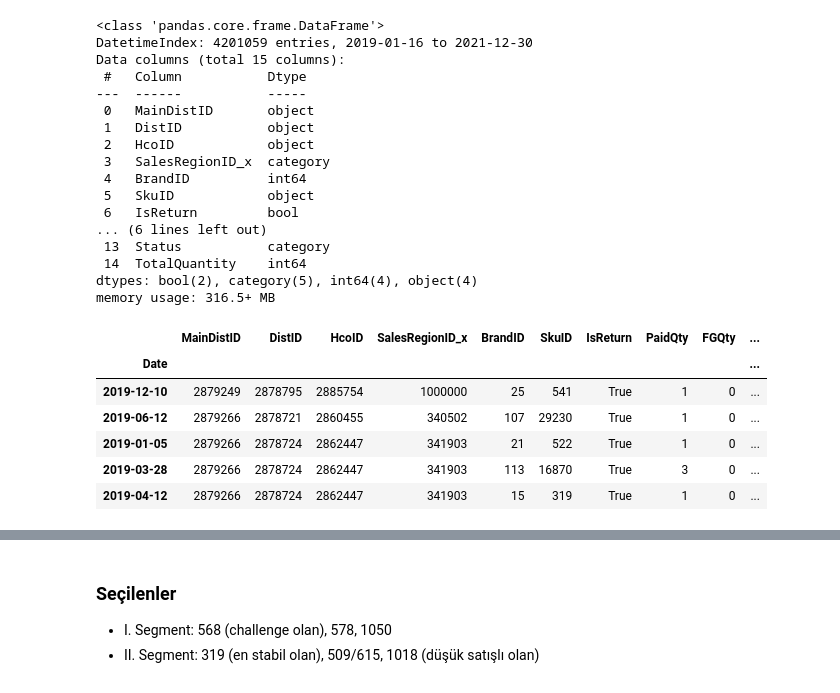
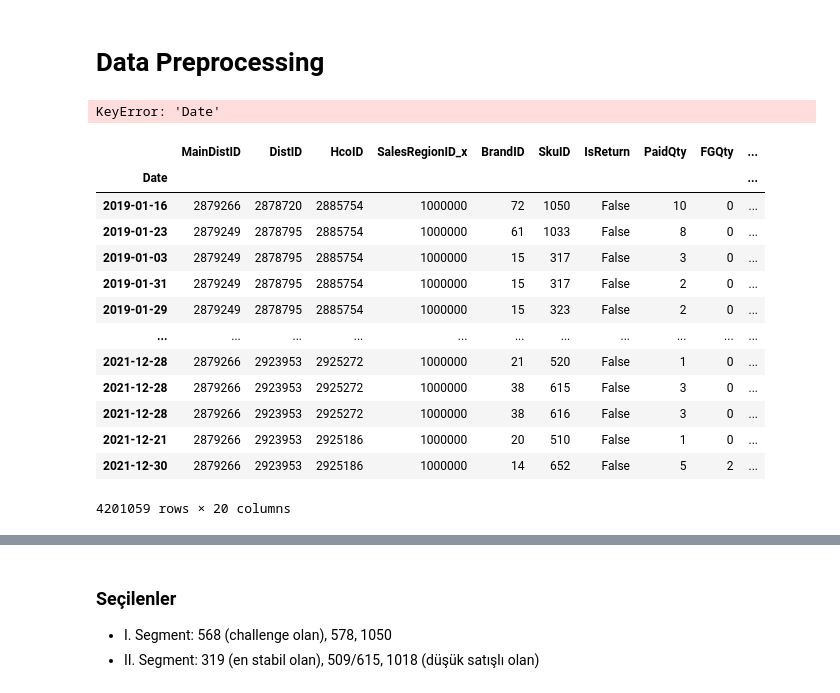
Before and after one commit to senaoz/MIS-492, a Jupyter notebook: models.ipynb, the cells around one changed output, grey strips where cells are left out. Drawn from its saved outputs; the diff is of its cells as text; code cells hidden in the pictures.

```diff
--- a/models.ipynb
+++ b/models.ipynb
@@ -32,9 +17,16 @@ memory usage: 512.8+ MB
+# %% [markdown]
+# Data Preprocessing
 # %%
 name_cols = ['MainDistID', 'DistID', 'HcoID', 'SkuID']
 categorical_cols = ['SalesRegionID_x','SalesRegionID_y', 'HcoType', 'District', 'Status', ]
 numerical_cols = ['PaidQty', 'FGQty', 'TotalQuantity']
 boolean_cols = ['IsReturn', 'IsMrsOrder']
 df['Date'] = pd.to_datetime(df['Date'])
+
+df['day'] = df['Date'].dt.day
+df['month'] = df['Date'].dt.month
+df['year'] = df['Date'].dt.year
+df['day_of_week'] = df['Date'].dt.dayofweek
 
 # convert categorical columns to 'category' data type
 for col in categorical_cols:
@@ -52,38 +44,27 @@ for col in name_cols:
 for col in boolean_cols:
     df[col] = df[col].astype(bool)
 
-df = df.set_index('Date')
+df.set_index('Date', inplace=True)
 df.info()
 # %% [output]
-<class 'pandas.core.frame.DataFrame'>
-DatetimeIndex: 4201059 entries, 2019-01-16 to 2021-12-30
-Data columns (total 15 columns):
- #   Column           Dtype
----  ------           -----
- 0   MainDistID       object
- 1   DistID           object
- 2   HcoID            object
- 3   SalesRegionID_x  category
- 4   BrandID          int64
- 5   SkuID            object
- 6   IsReturn         bool
-... (6 lines left out)
- 13  Status           category
- 14  TotalQuantity    int64
-dtypes: bool(2), category(5), int64(4), object(4)
-memory usage: 316.5+ MB
+KeyError: 'Date'
 # %%
 # if IsReturn == 1, then make TotalQuantity negative
 df['TotalQuantity'] = np.where(df['IsReturn'] == 1, -df['TotalQuantity'], df['TotalQuantity'])
-# %%
-# select isReturn column = 1
-isReturn1 = df[df['IsReturn'] == 1]
-isReturn1.head()
-# %% [output]
-|  | MainDistID | DistID | HcoID | SalesRegionID_x | BrandID | SkuID | IsReturn | PaidQty | FGQty | ... |
-| Date |  |  |  |  |  |  |  |  |  | ... |
-| 2019-12-10 | 2879249 | 2878795 | 2885754 | 1000000 | 25 | 541 | True | 1 | 0 | ... |
-| 2019-06-12 | 2879266 | 2878721 | 2860455 | 340502 | 107 | 29230 | True | 1 | 0 | ... |
-| 2019-01-05 | 2879266 | 2878724 | 2862447 | 341903 | 21 | 522 | True | 1 | 0 | ... |
-| 2019-03-28 | 2879266 | 2878724 | 2862447 | 341903 | 113 | 16870 | True | 3 | 0 | ... |
-| 2019-04-12 | 2879266 | 2878724 | 2862447 | 341903 | 15 | 319 | True | 1 | 0 | ... |
+# %%
+df
+# %% [output]
+|  | MainDistID | DistID | HcoID | SalesRegionID_x | BrandID | SkuID | IsReturn | PaidQty | FGQty | ... |
+| Date |  |  |  |  |  |  |  |  |  | ... |
+| 2019-01-16 | 2879266 | 2878720 | 2885754 | 1000000 | 72 | 1050 | False | 10 | 0 | ... |
+| 2019-01-23 | 2879249 | 2878795 | 2885754 | 1000000 | 61 | 1033 | False | 8 | 0 | ... |
+| 2019-01-03 | 2879249 | 2878795 | 2885754 | 1000000 | 15 | 317 | False | 3 | 0 | ... |
+| 2019-01-31 | 2879249 | 2878795 | 2885754 | 1000000 | 15 | 317 | False | 2 | 0 | ... |
+| 2019-01-29 | 2879249 | 2878795 | 2885754 | 1000000 | 15 | 323 | False | 2 | 0 | ... |
+| ... | ... | ... | ... | ... | ... | ... | ... | ... | ... | ... |
+| 2021-12-28 | 2879266 | 2923953 | 2925272 | 1000000 | 21 | 520 | False | 1 | 0 | ... |
+| 2021-12-28 | 2879266 | 2923953 | 2925272 | 1000000 | 38 | 615 | False | 3 | 0 | ... |
+| 2021-12-28 | 2879266 | 2923953 | 2925272 | 1000000 | 38 | 616 | False | 3 | 0 | ... |
+| 2021-12-21 | 2879266 | 2923953 | 2925186 | 1000000 | 20 | 510 | False | 1 | 0 | ... |
+| 2021-12-30 | 2879266 | 2923953 | 2925186 | 1000000 | 14 | 652 | False | 5 | 2 | ... |
+4201059 rows × 20 columns
```
Also changed, not shown: parts of 11 cells of this notebook.
